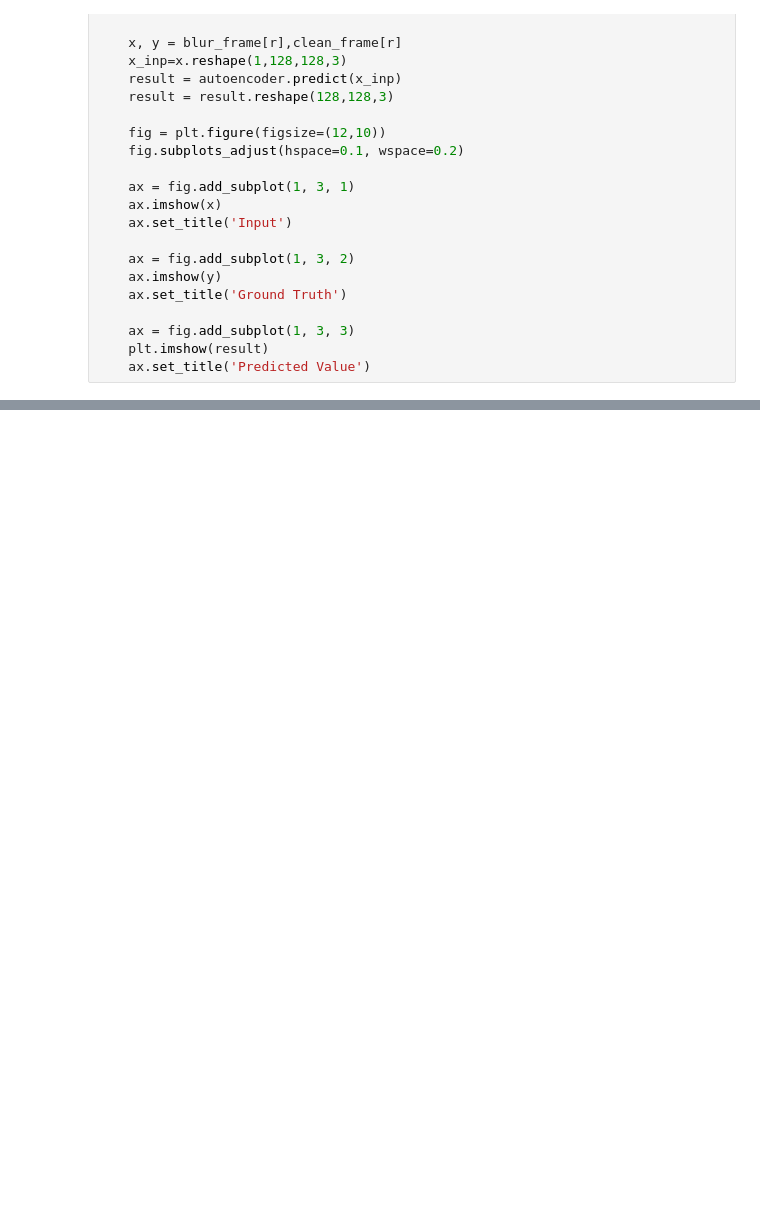
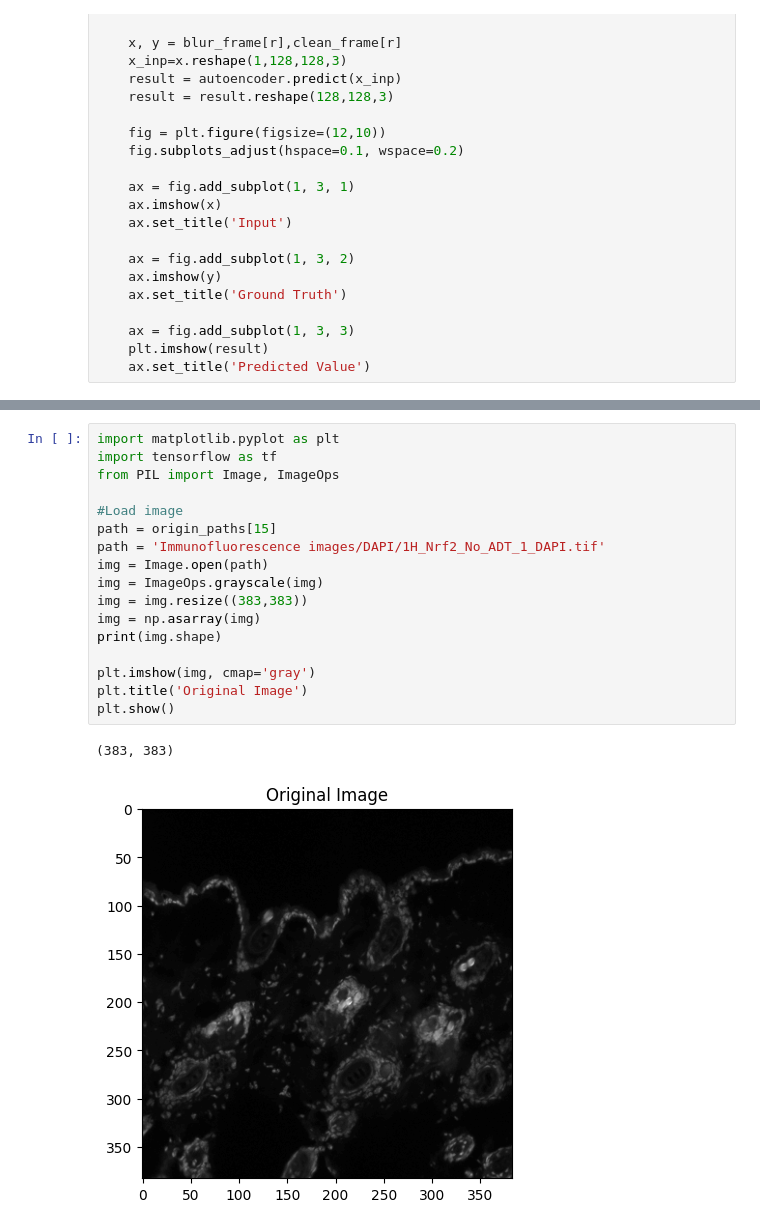
Before and after one commit to cusniwtt/automatic-cell-counting-in-immunofluorescence-tissue, a Jupyter notebook: deblur.ipynb, the cells around one changed output, grey strips where cells are left out. Saved outputs shown, nothing was run; the diff lists cells and outputs as text; blank space fills up the shorter version.

```diff
--- a/deblur.ipynb
+++ b/deblur.ipynb
@@ -387,0 +322,20 @@ for i in range(3):
+# %%
+import matplotlib.pyplot as plt
+import tensorflow as tf
+from PIL import Image, ImageOps
+
+#Load image
+path = origin_paths[15]
+path = 'Immunofluorescence images/DAPI/1H_Nrf2_No_ADT_1_DAPI.tif'
+img = Image.open(path)
+img = ImageOps.grayscale(img)
+img = img.resize((383,383))
+img = np.asarray(img)
+print(img.shape)
+
+plt.imshow(img, cmap='gray')
+plt.title('Original Image')
+plt.show()
+# %% [output]
+(383, 383)
+[figure, added]
```
Also changed, not shown: parts of 27 cells of this notebook, 1 other file.
